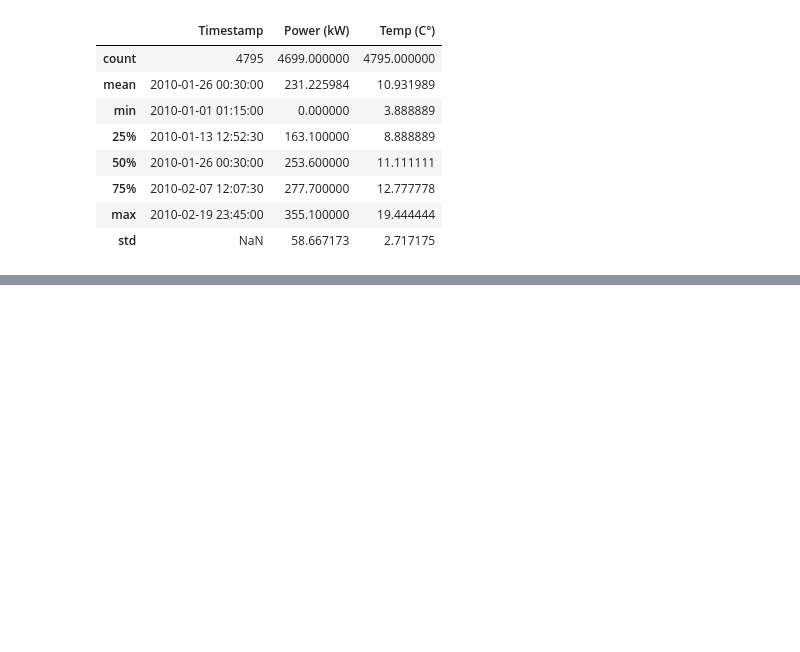
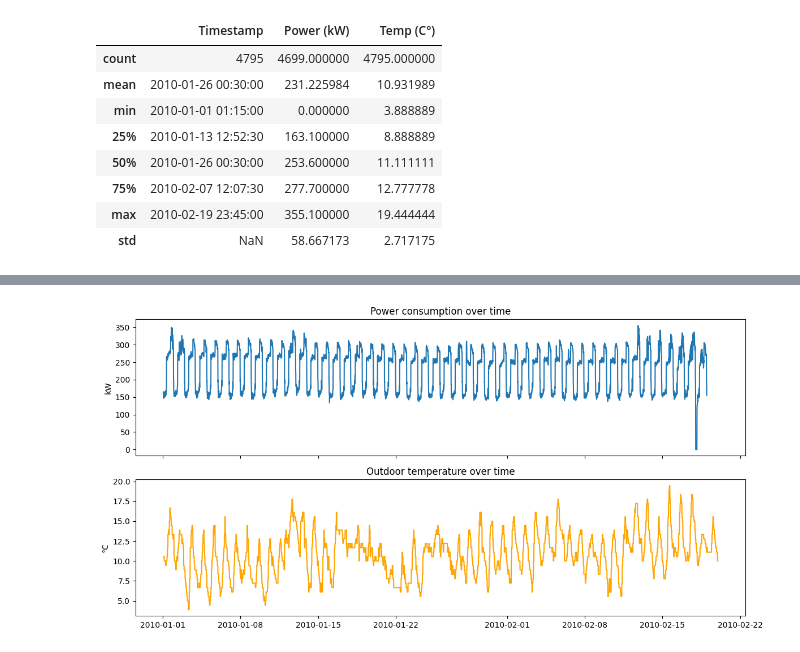
Before and after one commit to JayaSaiKishore7/Time_Series_Electricity_Forecasting, a Jupyter notebook: notebooks/SampleEDA.ipynb, the cells around one changed output, grey strips where cells are left out. Cells and saved outputs as stored; diff of their text form; code cells hidden in the pictures; blank space fills up the shorter version.

```diff
--- a/notebooks/SampleEDA.ipynb
+++ b/notebooks/SampleEDA.ipynb
@@ -57,0 +66,20 @@ df.describe()
+# %%
+# Set timestamp as index (if not already) and plot the series
+
+# Make sure the dataframe is sorted by time and use Timestamp as index
+df = df.sort_values("Timestamp").set_index("Timestamp")
+
+fig, axes = plt.subplots(2, 1, figsize=(12, 6), sharex=True)
+
+axes[0].plot(df.index, df["Power (kW)"])
+axes[0].set_title("Power consumption over time")
+axes[0].set_ylabel("kW")
+
+axes[1].plot(df.index, df["Temp (C°)"], color="orange")
+axes[1].set_title("Outdoor temperature over time")
+axes[1].set_ylabel("°C")
+
+plt.tight_layout()
+plt.show()
+# %% [output]
+[figure, added]
```
Also changed, not shown: parts of 20 cells of this notebook, 1 other file.
